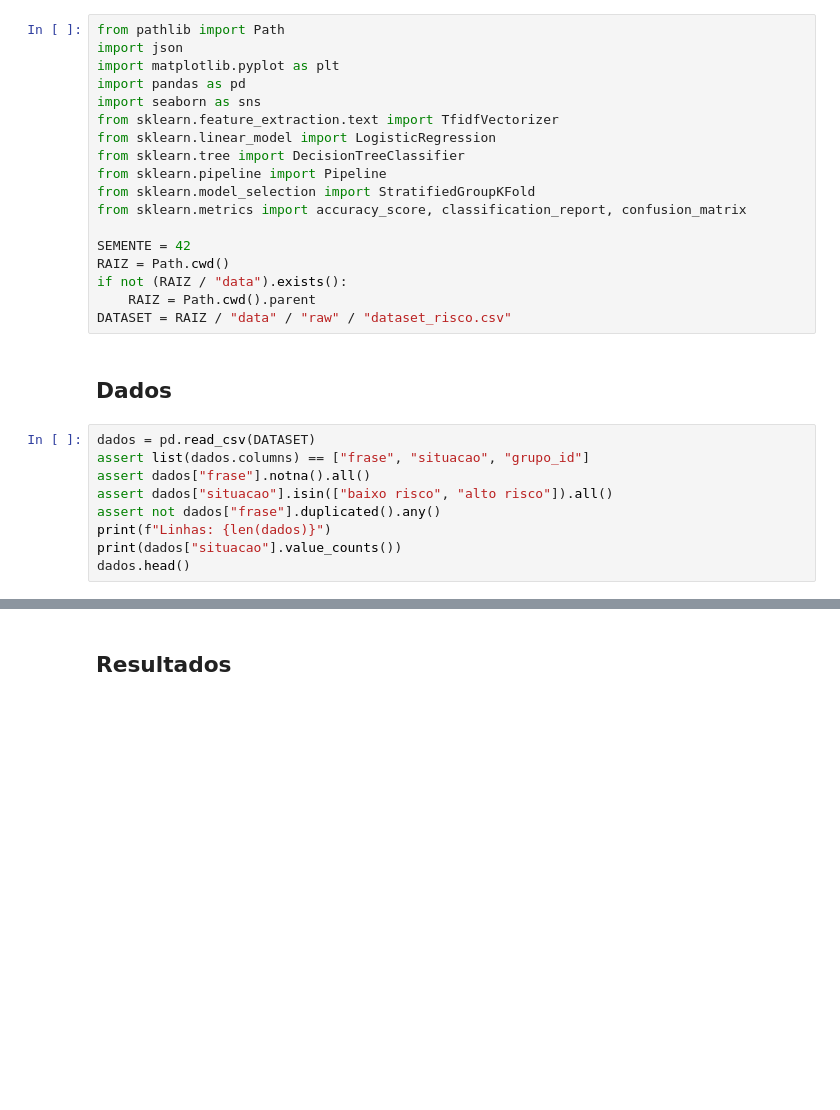
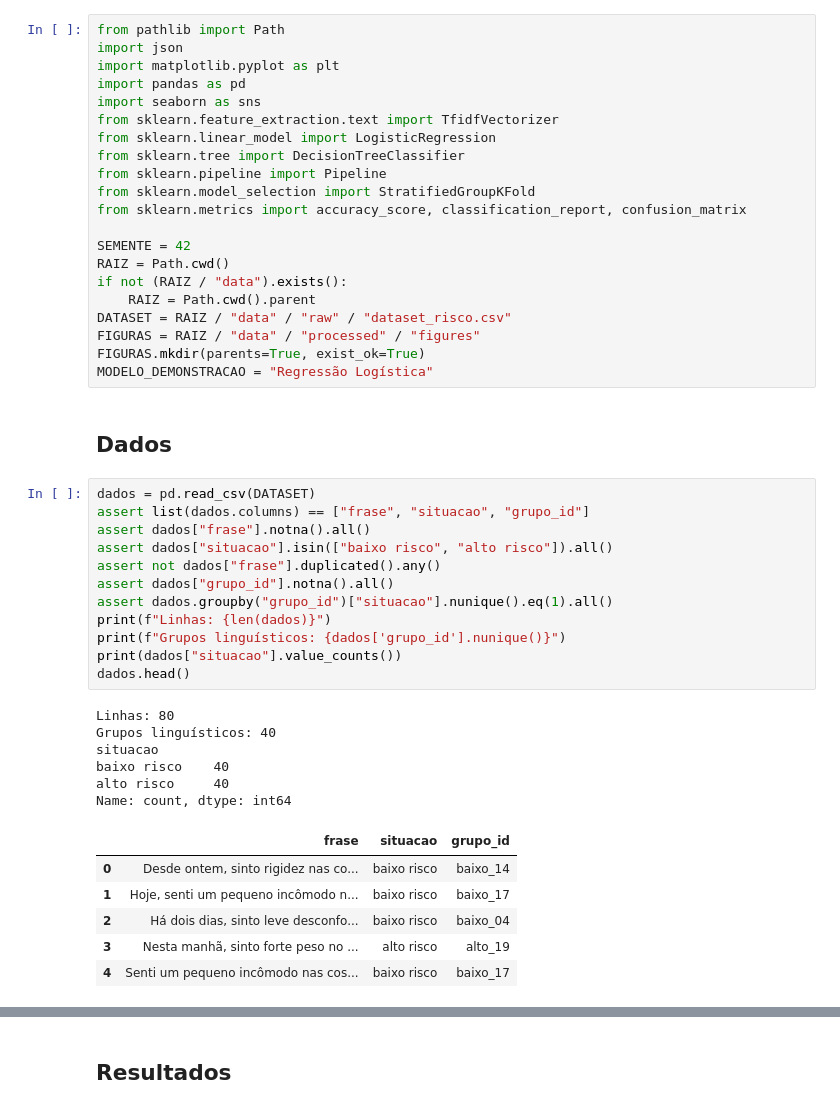
Before and after one commit to FabricioMouzer/fiap-segundo-ano-2026, a Jupyter notebook: fase-2/cardioia-diagnostico-automatizado/notebooks/classificador_risco_tfidf.ipynb, the cells around one changed output, grey strips where cells are left out. Drawn from its saved outputs; the diff is of its cells as text; blank space fills up the shorter version.

```diff
--- a/fase-2/cardioia-diagnostico-automatizado/notebooks/classificador_risco_tfidf.ipynb
+++ b/fase-2/cardioia-diagnostico-automatizado/notebooks/classificador_risco_tfidf.ipynb
@@ -33,17 +35,36 @@ RAIZ = Path.cwd()
 if not (RAIZ / "data").exists():
     RAIZ = Path.cwd().parent
 DATASET = RAIZ / "data" / "raw" / "dataset_risco.csv"
+FIGURAS = RAIZ / "data" / "processed" / "figures"
+FIGURAS.mkdir(parents=True, exist_ok=True)
+MODELO_DEMONSTRACAO = "Regressão Logística"
 # %% [markdown]
 ## Dados
 # %%
 dados = pd.read_csv(DATASET)
 assert list(dados.columns) == ["frase", "situacao", "grupo_id"]
 assert dados["frase"].notna().all()
 assert dados["situacao"].isin(["baixo risco", "alto risco"]).all()
 assert not dados["frase"].duplicated().any()
+assert dados["grupo_id"].notna().all()
+assert dados.groupby("grupo_id")["situacao"].nunique().eq(1).all()
 print(f"Linhas: {len(dados)}")
+print(f"Grupos linguísticos: {dados['grupo_id'].nunique()}")
 print(dados["situacao"].value_counts())
 dados.head()
+# %% [output]
+Linhas: 80
+Grupos linguísticos: 40
+situacao
+baixo risco    40
+alto risco     40
+Name: count, dtype: int64
+|  | frase | situacao | grupo_id |
+| 0 | Desde ontem, sinto rigidez nas co... | baixo risco | baixo_14 |
+| 1 | Hoje, senti um pequeno incômodo n... | baixo risco | baixo_17 |
+| 2 | Há dois dias, sinto leve desconfo... | baixo risco | baixo_04 |
+| 3 | Nesta manhã, sinto forte peso no ... | alto risco | alto_19 |
+| 4 | Senti um pequeno incômodo nas cos... | baixo risco | baixo_17 |
 # %%
 divisor = StratifiedGroupKFold(n_splits=4, shuffle=True, random_state=SEMENTE)
 indices_treino, indices_teste = next(
```
Also changed, not shown: parts of 12 cells of this notebook, 40 other files.
